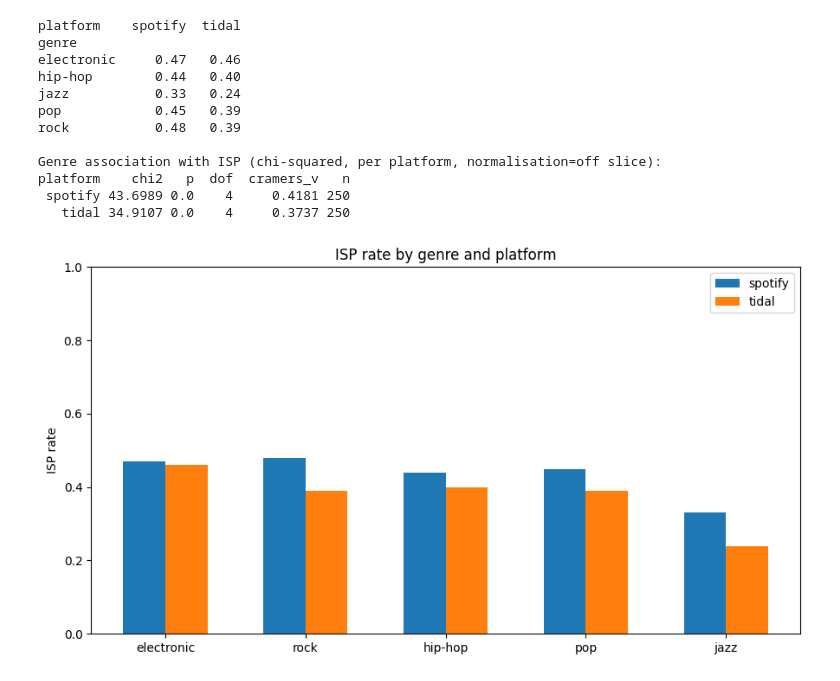
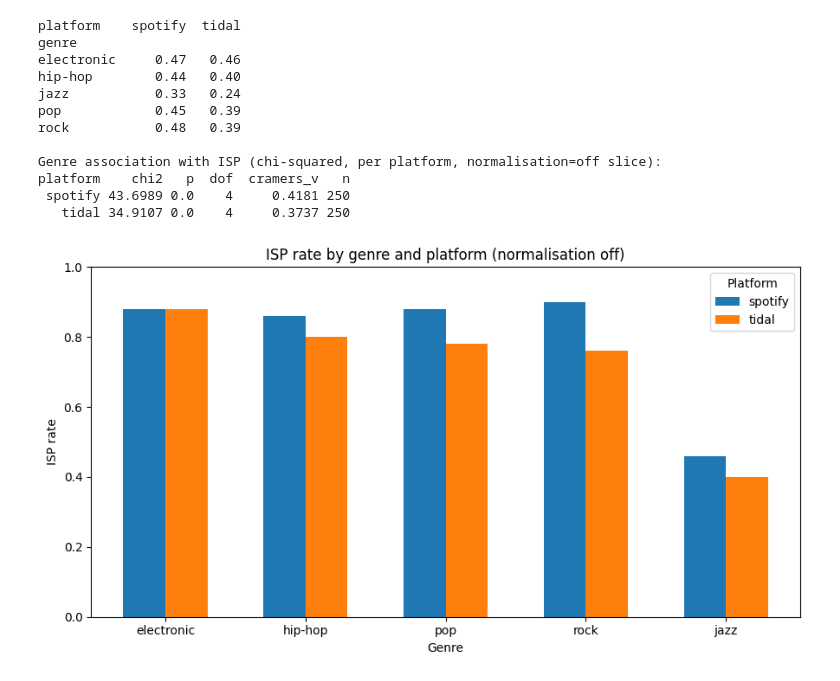
Before and after one commit to AlexOrrDE/Inter-sample-peaks-on-streaming-platforms, a Jupyter notebook: analyse.ipynb, the cells around one changed output. Cells and saved outputs as stored; diff of their text form; code cells hidden in the pictures.

Commit message:
fixed genre plot showing pooled numbers rather than normalisation off slice

```diff
--- a/analyse.ipynb
+++ b/analyse.ipynb
@@ -293,24 +295,26 @@ platform    chi2   p  dof  cramers_v   n
  spotify 43.6989 0.0    4     0.4181 250
    tidal 34.9107 0.0    4     0.3737 250
 # %%
-rate_mat = rate_matrix(df.dropna(subset=["genre"]), "genre", "platform")
+sub = df[df["normalisation"] == "off"].dropna(subset=["genre"])
+rate_mat = rate_matrix(sub, "genre", "platform")
 order = rate_mat.mean(axis=1).sort_values(ascending=False).index
 rate_mat = rate_mat.reindex(index=order, columns=PLATFORMS)
 x = np.arange(len(order))
 
 bar_width = 0.3
 fig, ax = plt.subplots(figsize=(9, 5))
 
 for i, platform in enumerate(PLATFORMS):
     ax.bar(x + (i - 0.5) * bar_width, rate_mat[platform].values, bar_width, label=platform)
 
 ax.set_xticks(x)
 ax.set_xticklabels(order)
+ax.set_xlabel("Genre")
 ax.set_ylabel("ISP rate")
 ax.set_ylim(0, 1)
-ax.set_title("ISP rate by genre and platform")
-ax.legend(fontsize=10)
+ax.set_title("ISP rate by genre and platform (normalisation off)")
+ax.legend(title="Platform", fontsize=10)
 plt.tight_layout()
 plt.show()
 # %% [output]
-[figure, old version]
+[figure, new version]
```
Also changed, not shown: parts of 1 cell of this notebook.
